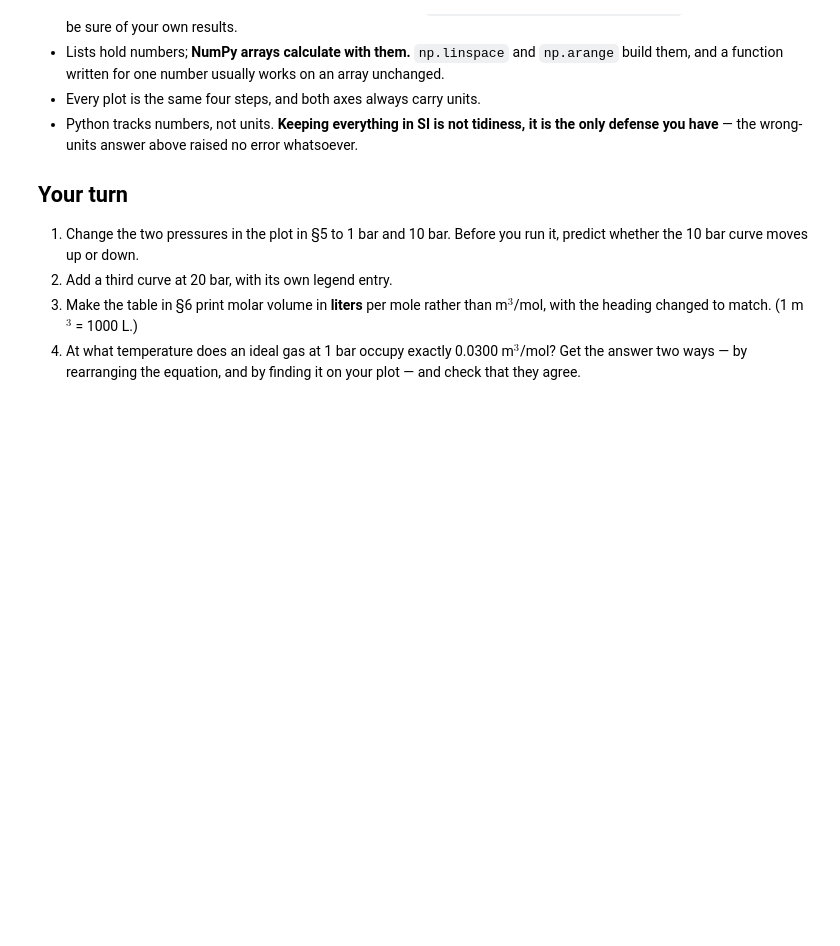
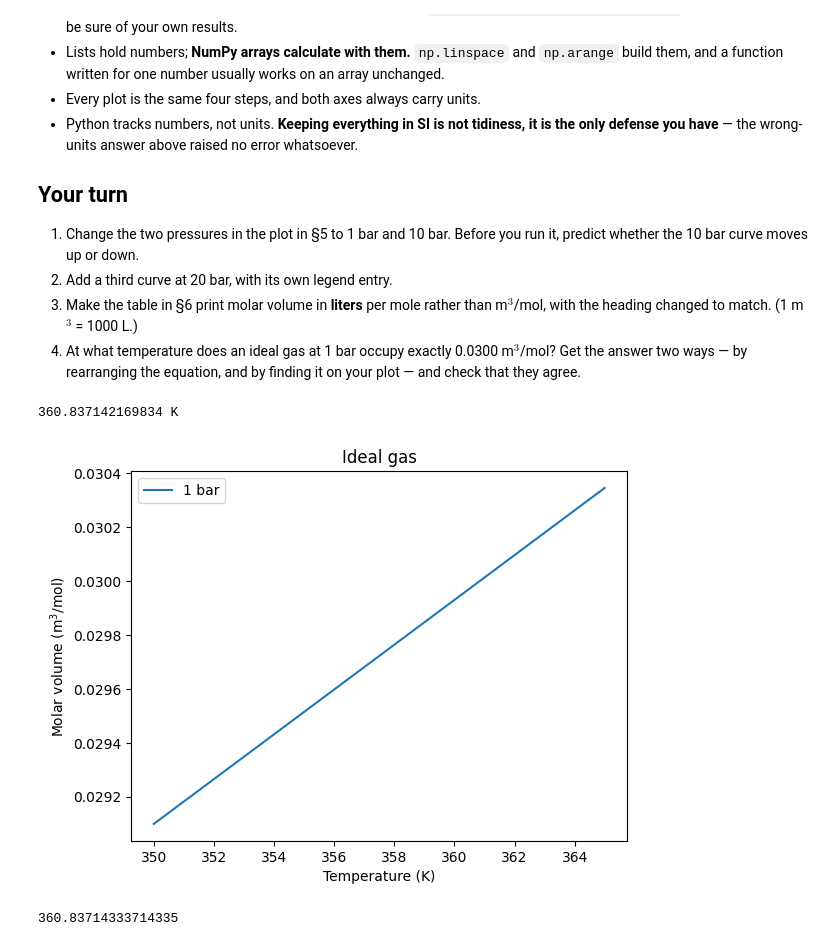
Before and after one commit to smbluhen-boop/college_projects, a Jupyter notebook: code/ch1/Getting_started_Python_Jupyter.ipynb, the cells around one changed output. Saved outputs shown, nothing was run; the diff lists cells and outputs as text; code cells hidden in the pictures; blank space fills up the shorter version.

```diff
--- a/code/ch1/Getting_started_Python_Jupyter.ipynb
+++ b/code/ch1/Getting_started_Python_Jupyter.ipynb
@@ -264,3 +225,41 @@ notebook, and does nothing at all when they are. You never need to edit it.
 4. At what temperature does an ideal gas at 1 bar occupy exactly 0.0300 m$^3$/mol? Get
    the answer two ways — by rearranging the equation, and by finding it on your plot —
    and check that they agree.
+# %%
+#T=PV/R
+#by rearranging the equation:
+R = 8.314      # J/(mol K), the gas constant
+#T = 300.0      # K
+P = 1.0e5      # Pa  (1 bar = 10^5 Pa)
+V = .03        #m^3/mol
+T = P * V / R  # molar volume, m^3/mol
+print(T, "K")
+# %% [output]
+360.837142169834 K
+# %%
+import matplotlib.pyplot as plt
+
+T_grid = np.linspace(350.00, 365.00, 1000000)
+
+fig, ax = plt.subplots()
+#I predict that the 10 bar curve will move up
+#I was incorrect, the red line, representing 10Bar, actually went down
+ax.plot(T_grid, molar_volume(T_grid, 1.0e5), label="1 bar")
+#ax.plot(T_grid, molar_volume(T_grid, 10.0e5), label="10 bar")
+#ax.plot(T_grid, molar_volume(T_grid, 20.0e5), label="20 bar")
+ax.set_xlabel("Temperature (K)")
+ax.set_ylabel("Molar volume (m$^3$/mol)")
+ax.set_title("Ideal gas")
+ax.legend()
+plt.show()
+lst=[]
+for num in T_grid:
+  V=molar_volume(num, 1.0e5)
+  V=round(V,8)
+  if V==.0300:
+    lst.append(num)
+average=np.mean(lst)
+print(average)
+# %% [output]
+[figure, added]
+360.83714333714335
```
Also changed, not shown: parts of 10 cells of this notebook.
